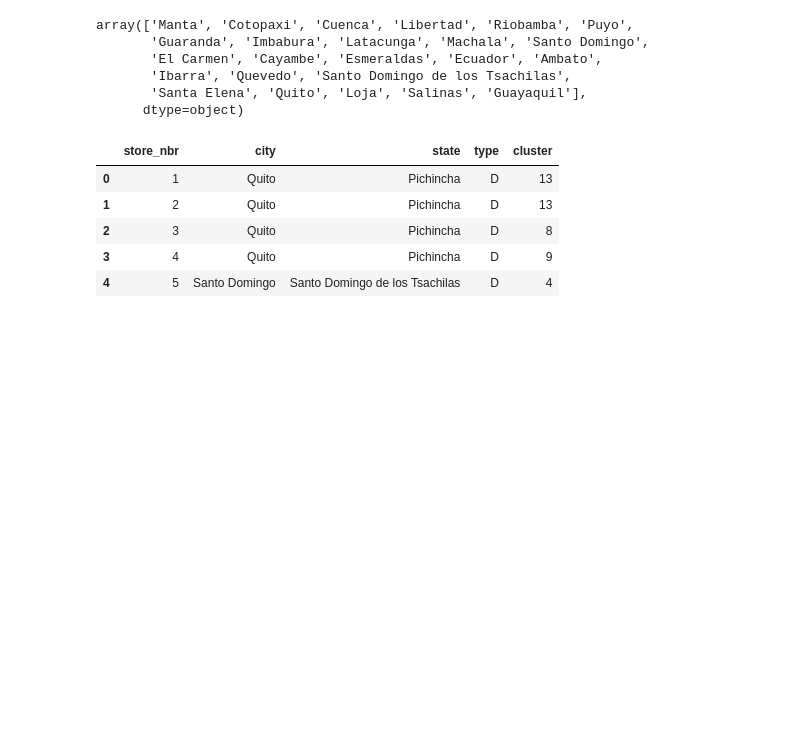
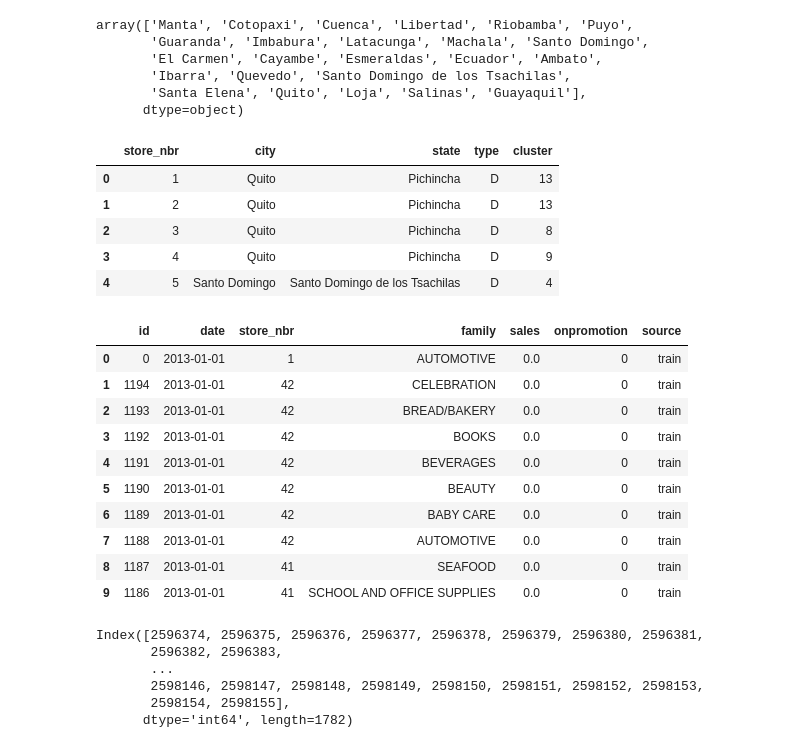
Before and after one commit to gavrilovAlikhan/ML-Practice, a Jupyter notebook: Store Sales/store_sales.ipynb, the cells around one changed output. Drawn from its saved outputs; the diff is of its cells as text; code cells hidden in the pictures; blank space fills up the shorter version.

```diff
--- a/Store Sales/store_sales.ipynb
+++ b/Store Sales/store_sales.ipynb
@@ -227,3 +227,26 @@ stores_df.head()
 | 2 | 3 | Quito | Pichincha | D | 8 |
 | 3 | 4 | Quito | Pichincha | D | 9 |
 | 4 | 5 | Santo Domingo | Santo Domingo de los Tsachilas | D | 4 |
+# %%
+df.sort_values(by='date', ascending=True).reset_index(drop=True).head(10)
+# %% [output]
+|  | id | date | store_nbr | family | sales | onpromotion | source |
+| 0 | 0 | 2013-01-01 | 1 | AUTOMOTIVE | 0.0 | 0 | train |
+| 1 | 1194 | 2013-01-01 | 42 | CELEBRATION | 0.0 | 0 | train |
+| 2 | 1193 | 2013-01-01 | 42 | BREAD/BAKERY | 0.0 | 0 | train |
+| 3 | 1192 | 2013-01-01 | 42 | BOOKS | 0.0 | 0 | train |
+| 4 | 1191 | 2013-01-01 | 42 | BEVERAGES | 0.0 | 0 | train |
+| 5 | 1190 | 2013-01-01 | 42 | BEAUTY | 0.0 | 0 | train |
+| 6 | 1189 | 2013-01-01 | 42 | BABY CARE | 0.0 | 0 | train |
+| 7 | 1188 | 2013-01-01 | 42 | AUTOMOTIVE | 0.0 | 0 | train |
+| 8 | 1187 | 2013-01-01 | 41 | SEAFOOD | 0.0 | 0 | train |
+| 9 | 1186 | 2013-01-01 | 41 | SCHOOL AND OFFICE SUPPLIES | 0.0 | 0 | train |
+# %%
+df.index[df['date'] == '2017-01-01']
+# %% [output]
+Index([2596374, 2596375, 2596376, 2596377, 2596378, 2596379, 2596380, 2596381,
+       2596382, 2596383,
+       ...
+       2598146, 2598147, 2598148, 2598149, 2598150, 2598151, 2598152, 2598153,
+       2598154, 2598155],
+      dtype='int64', length=1782)
```
Also changed, not shown: parts of 3 cells of this notebook.
